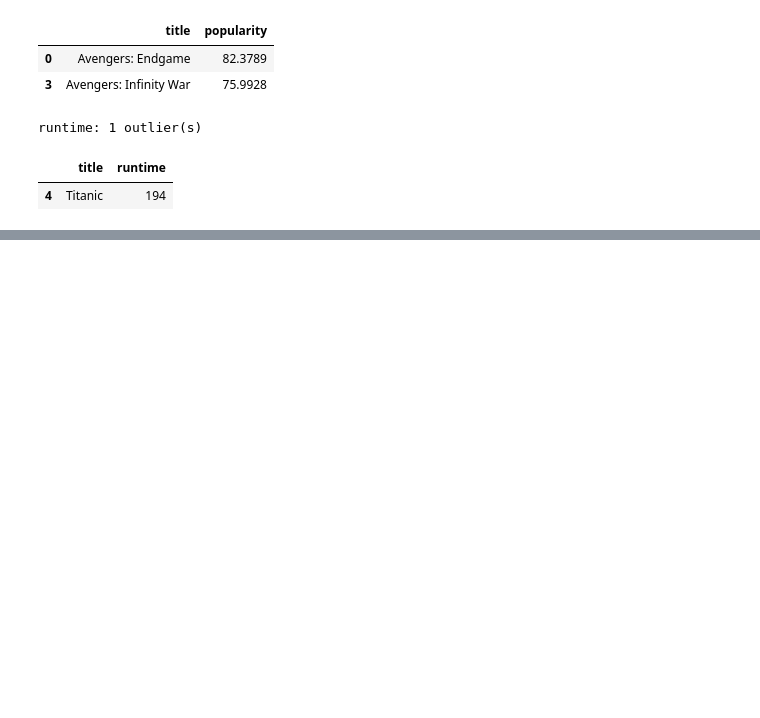
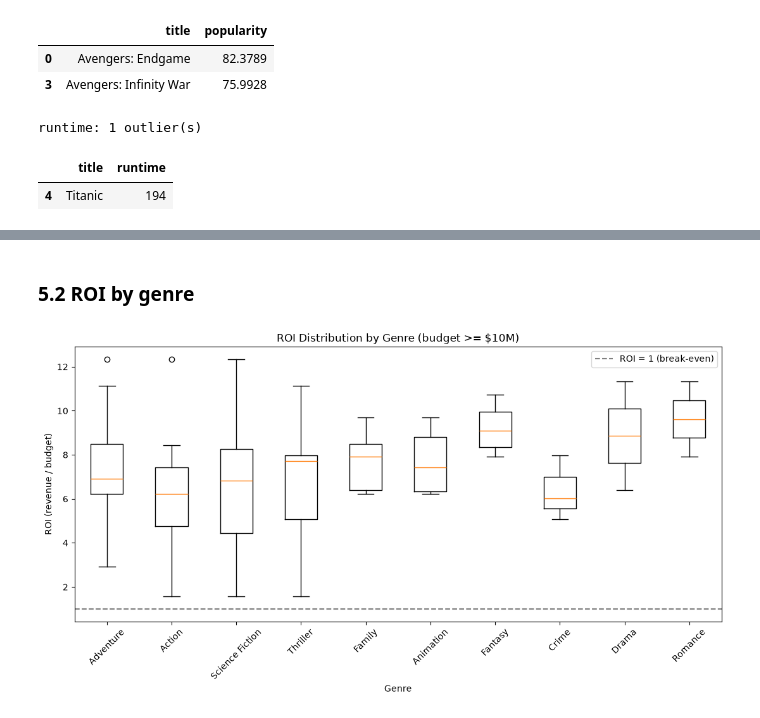
Before and after one commit to Dushimimanaprince/TMDB-Movie-Data-Analysis, a Jupyter notebook: notebooks/tmdb_analysis.ipynb, the cells around one changed output, grey strips where cells are left out. Drawn from its saved outputs; the diff is of its cells as text; code cells hidden in the pictures; blank space fills up the shorter version.

```diff
--- a/notebooks/tmdb_analysis.ipynb
+++ b/notebooks/tmdb_analysis.ipynb
@@ -419,0 +446,7 @@ runtime: 1 outlier(s)
+# %% [markdown]
+### 5.2 ROI by genre
+# %%
+fig = plot_roi_by_genre(df)
+fig.savefig(config.FIGURES_DIR / "2_roi_by_genre.png", dpi=150, bbox_inches="tight")
+# %% [output]
+[figure, added]
```
Also changed, not shown: parts of 16 cells of this notebook, 7 other files.
